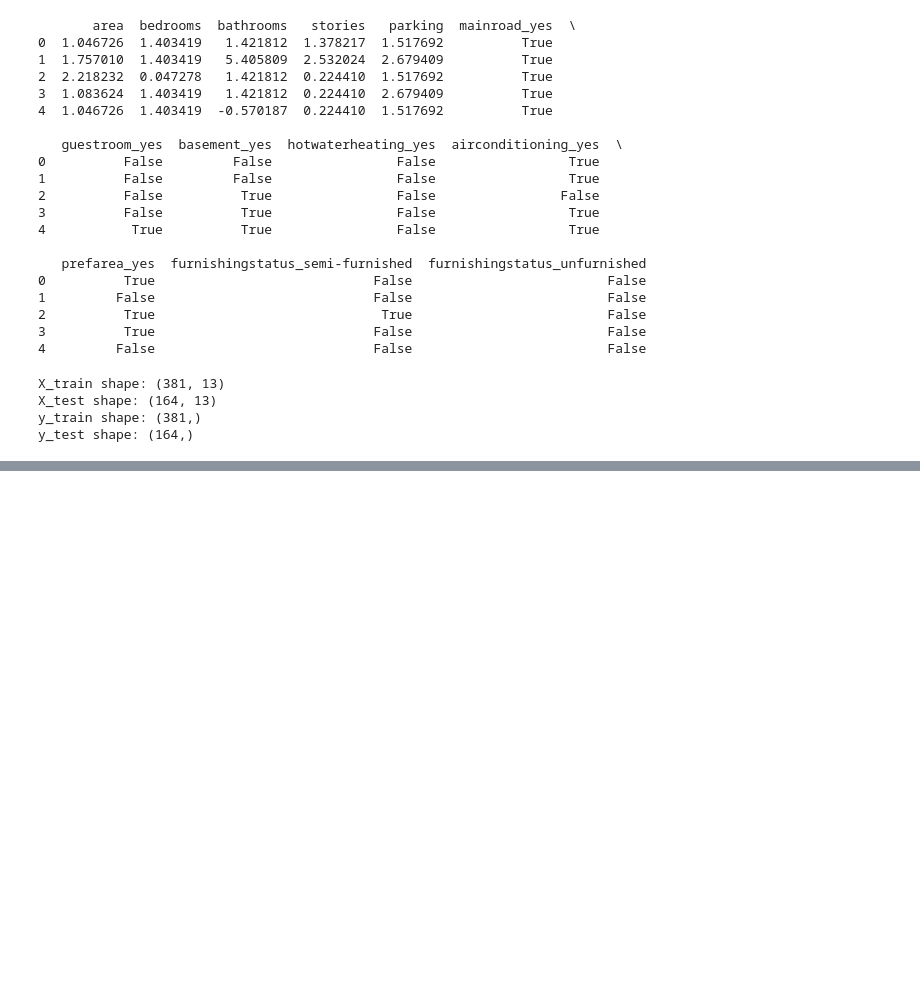
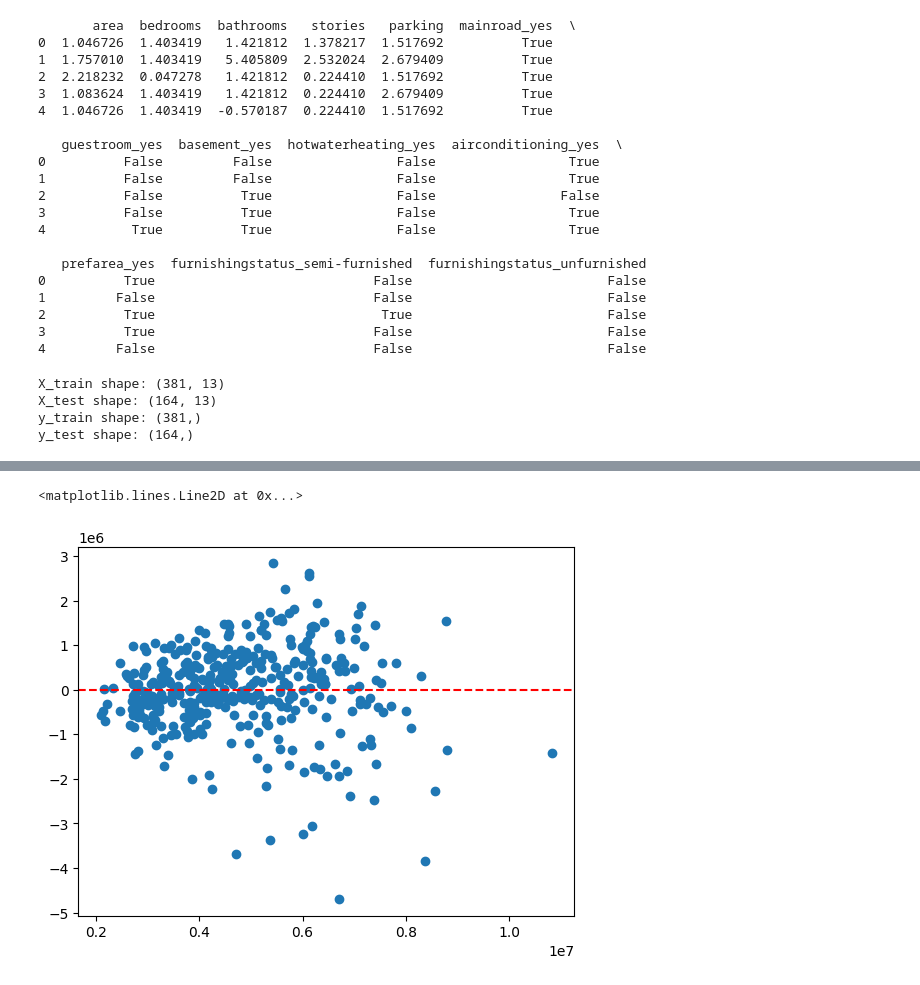
Before and after one commit to mudavathkalyan/ML, a Jupyter notebook: week4/MultipleLinearRegression.ipynb, the cells around one changed output, grey strips where cells are left out. Cells and saved outputs as stored; diff of their text form; code cells hidden in the pictures; blank space fills up the shorter version.

Commit message:
multiple linear regression

```diff
--- a/week4/MultipleLinearRegression.ipynb
+++ b/week4/MultipleLinearRegression.ipynb
@@ -254,3 +288,6 @@ y_train shape: (381,)
 y_test shape: (164,)
 # %%
 #11 Fitting Multiple Linear Regression to the Training
+from sklearn.linear_model import LinearRegression
+model=LinearRegression()
+model.fit(X_train,y_train)
@@ -257,2 +296,5 @@ y_test shape: (164,)
 # %%
-#12 Predict on the train set and calculate the error = y_pred - y_train
+#12 Predict on the train set and calculate the error = y_pred -
+y_train_pred=model.predict(X_train)
+train_errors=y_train_pred-y_train
+train_errors
@@ -259,4 +314,10 @@ y_test shape: (164,)
 # %%
 #13  Residual plot - plot y_pred in x axis and errors in y axis
+import matplotlib.pyplot as plt
+plt.scatter(y_train_pred,train_errors)
+plt.axhline(y=0, color='r',linestyle='--')
+# %% [output]
+<matplotlib.lines.Line2D at 0x...>
+[figure, added]
 # %%
 #14  Predic on the test set
```
Also changed, not shown: parts of 10 cells of this notebook.
